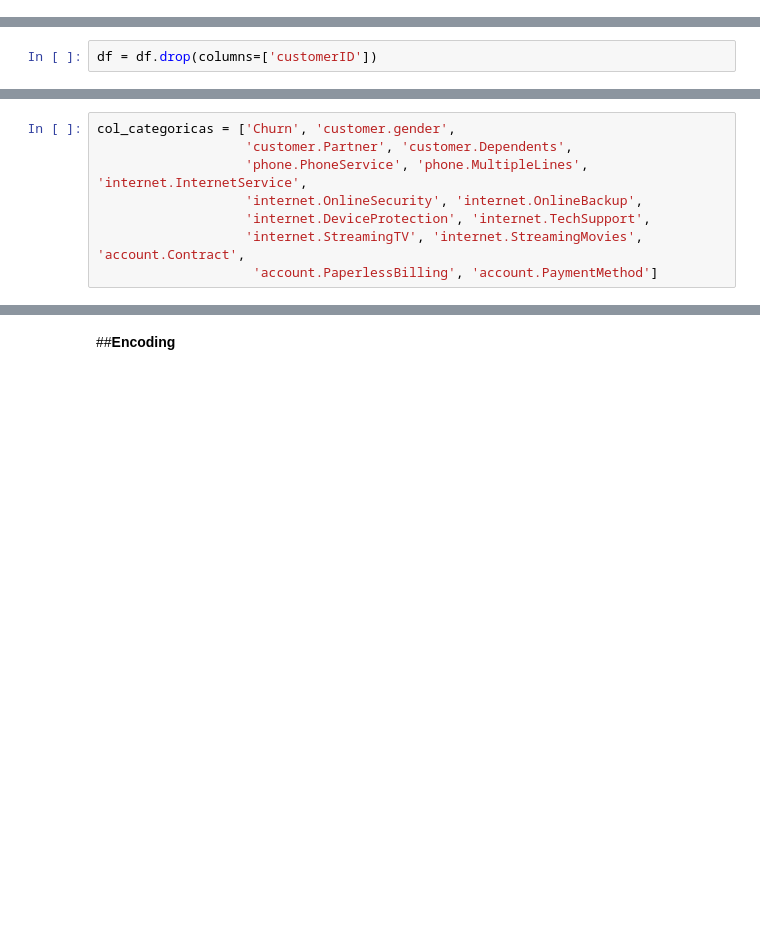
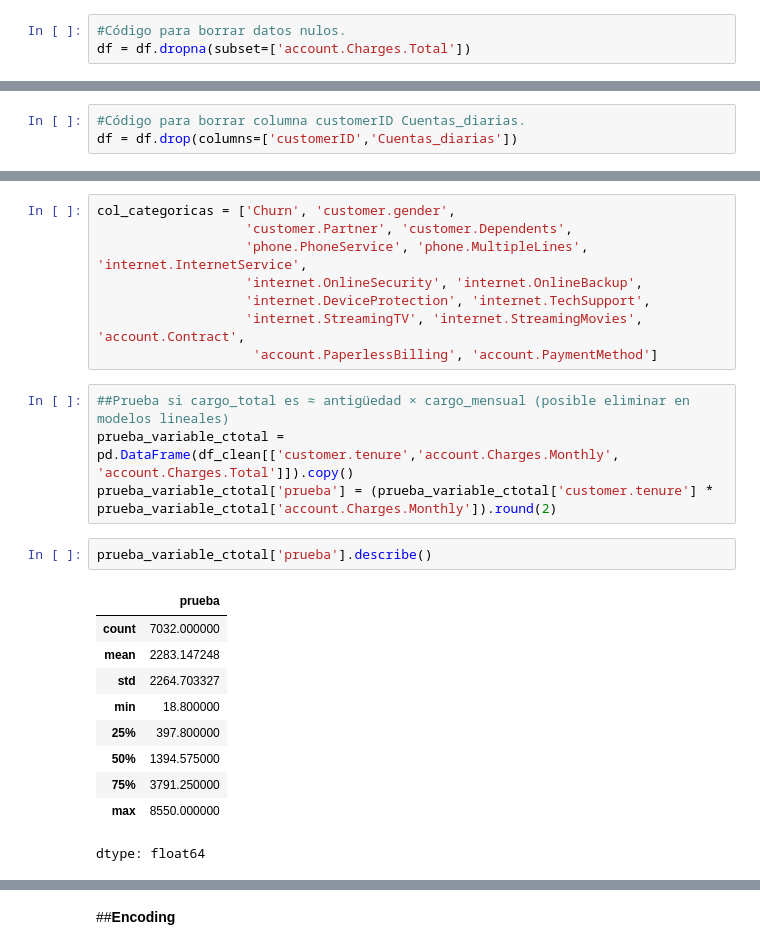
Before and after one commit to EuniceGarcia503/Challenge3_TelecomX_LATAM_parte_II, a Jupyter notebook: Challenge_TelecomX_parte_II.ipynb, the cells around one changed output, grey strips where cells are left out. Saved outputs shown, nothing was run; the diff lists cells and outputs as text; blank space fills up the shorter version.

Commit message:
Agrego código para eliminar datos redundantes en columnas seguridad, protección etc. además de código para realizar prueba si cargo_total es ≈ antigüedad × cargo_mensual.

```diff
--- a/Challenge_TelecomX_parte_II.ipynb
+++ b/Challenge_TelecomX_parte_II.ipynb
@@ -247,0 +217,3 @@ Cuadro de frecuencia absoluta y relativa de 'Cancelación'.
+# %%
+#Código para borrar datos nulos.
+df = df.dropna(subset=['account.Charges.Total'])
@@ -250,3 +270,6 @@ Cuadro de frecuencia absoluta y relativa de 'Cancelación'.
+# %%
+#Código para borrar columna customerID Cuentas_diarias.
+df = df.drop(columns=['customerID','Cuentas_diarias'])
 # %%
 df.info()
 # %% [output]
@@ -270,2 +292,0 @@ memory usage: 1.2+ MB
-# %%
-df = df.drop(columns=['customerID'])
@@ -358,3 +324,20 @@ col_categoricas = ['Churn', 'customer.gender',
                    'internet.DeviceProtection', 'internet.TechSupport',
                    'internet.StreamingTV', 'internet.StreamingMovies', 'account.Contract',
                     'account.PaperlessBilling', 'account.PaymentMethod']
+# %%
+##Prueba si cargo_total es ≈ antigüedad × cargo_mensual (posible eliminar en modelos lineales)
+prueba_variable_ctotal = pd.DataFrame(df_clean[['customer.tenure','account.Charges.Monthly', 'account.Charges.Total']]).copy()
+prueba_variable_ctotal['prueba'] = (prueba_variable_ctotal['customer.tenure'] * prueba_variable_ctotal['account.Charges.Monthly']).round(2)
+# %%
+prueba_variable_ctotal['prueba'].describe()
+# %% [output]
+|  | prueba |
+| count | 7032.000000 |
+| mean | 2283.147248 |
+| std | 2264.703327 |
+| min | 18.800000 |
+| 25% | 397.800000 |
+| 50% | 1394.575000 |
+| 75% | 3791.250000 |
+| max | 8550.000000 |
+dtype: float64
```
Also changed, not shown: parts of 54 cells of this notebook.
